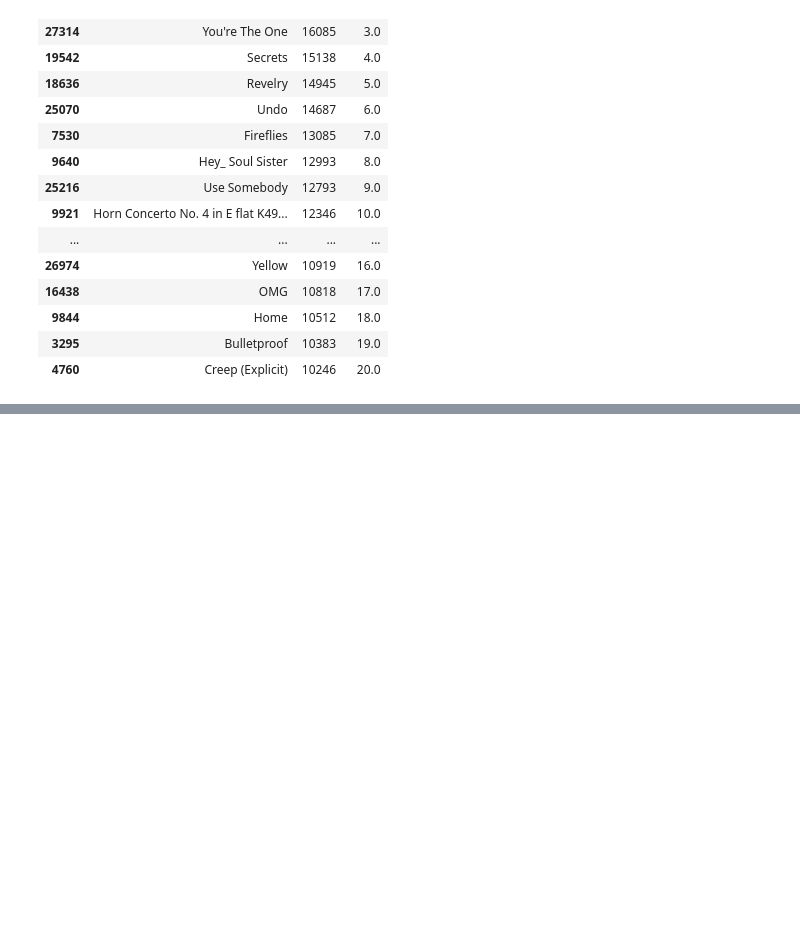
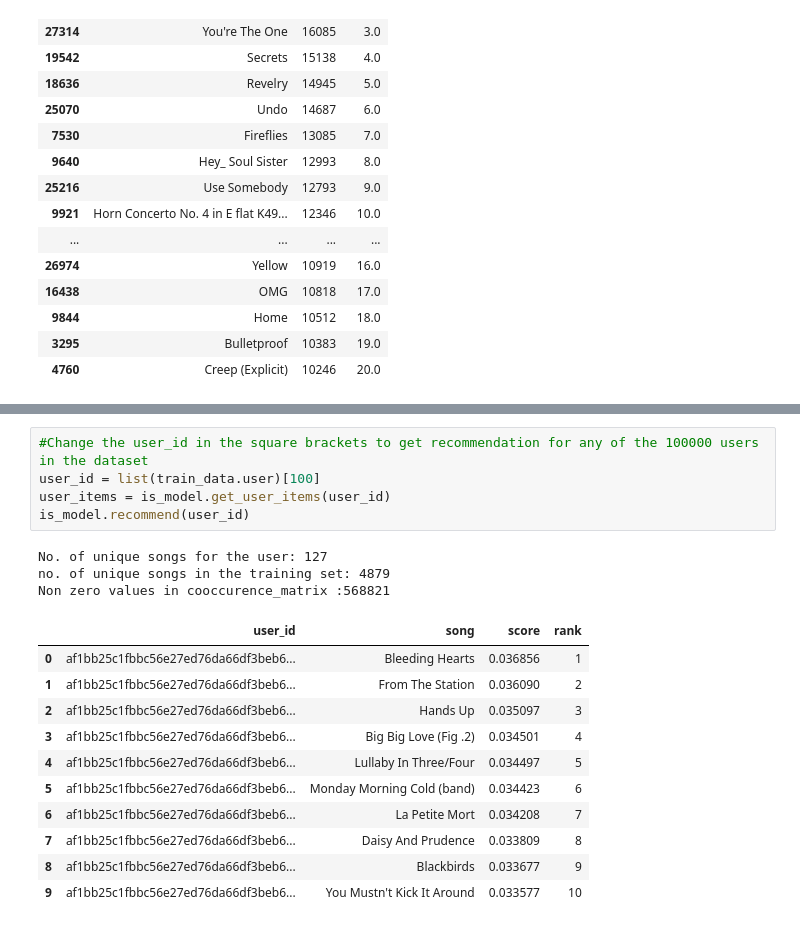
Before and after one commit to UmaTheDataScientist/Music_Recommender_System, a Jupyter notebook: code/Music_Recommender.ipynb, the cells around one changed output, grey strips where cells are left out. Drawn from its saved outputs; the diff is of its cells as text; blank space fills up the shorter version.

```diff
--- a/code/Music_Recommender.ipynb
+++ b/code/Music_Recommender.ipynb
@@ -283,0 +320,20 @@ recommendations
+# %%
+#Change the user_id in the square brackets to get recommendation for any of the 100000 users in the dataset
+user_id = list(train_data.user)[100]
+user_items = is_model.get_user_items(user_id)
+is_model.recommend(user_id)
+# %% [output]
+No. of unique songs for the user: 127
+no. of unique songs in the training set: 4879
+Non zero values in cooccurence_matrix :568821
+|  | user_id | song | score | rank |
+| 0 | af1bb25c1fbbc56e27ed76da66df3beb6... | Bleeding Hearts | 0.036856 | 1 |
+| 1 | af1bb25c1fbbc56e27ed76da66df3beb6... | From The Station | 0.036090 | 2 |
+| 2 | af1bb25c1fbbc56e27ed76da66df3beb6... | Hands Up | 0.035097 | 3 |
+| 3 | af1bb25c1fbbc56e27ed76da66df3beb6... | Big Big Love (Fig .2) | 0.034501 | 4 |
+| 4 | af1bb25c1fbbc56e27ed76da66df3beb6... | Lullaby In Three/Four | 0.034497 | 5 |
+| 5 | af1bb25c1fbbc56e27ed76da66df3beb6... | Monday Morning Cold (band) | 0.034423 | 6 |
+| 6 | af1bb25c1fbbc56e27ed76da66df3beb6... | La Petite Mort | 0.034208 | 7 |
+| 7 | af1bb25c1fbbc56e27ed76da66df3beb6... | Daisy And Prudence | 0.033809 | 8 |
+| 8 | af1bb25c1fbbc56e27ed76da66df3beb6... | Blackbirds | 0.033677 | 9 |
+| 9 | af1bb25c1fbbc56e27ed76da66df3beb6... | You Mustn't Kick It Around | 0.033577 | 10 |
```
Also changed, not shown: parts of 4 cells of this notebook, 2 other files.
